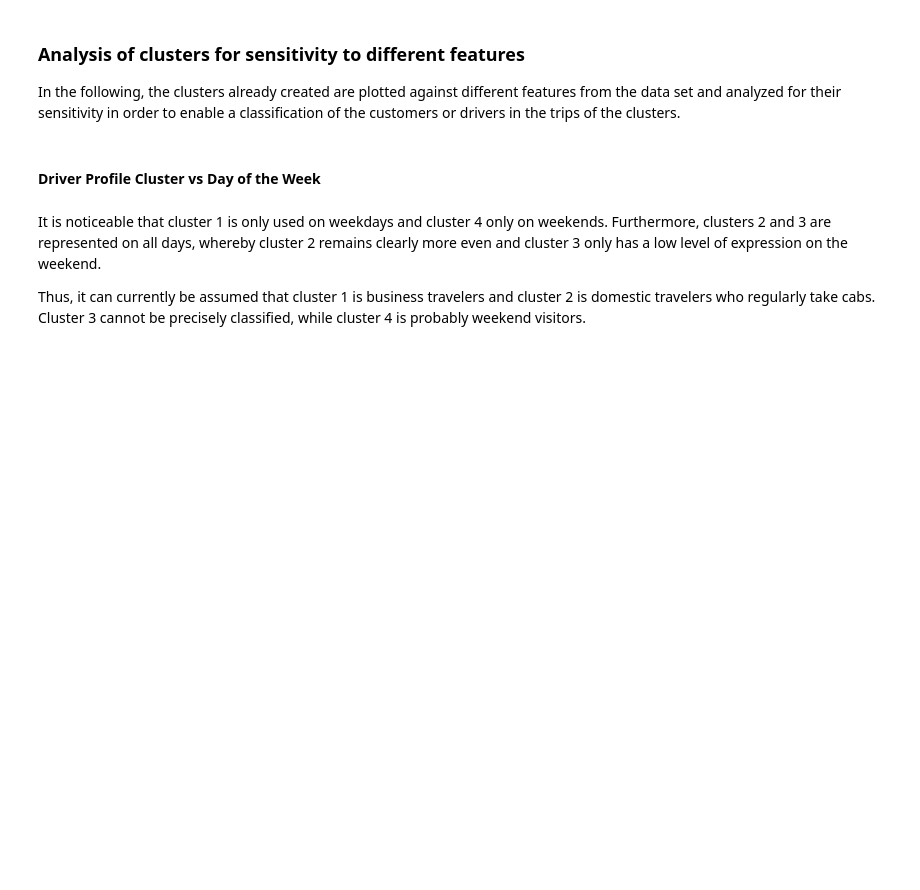
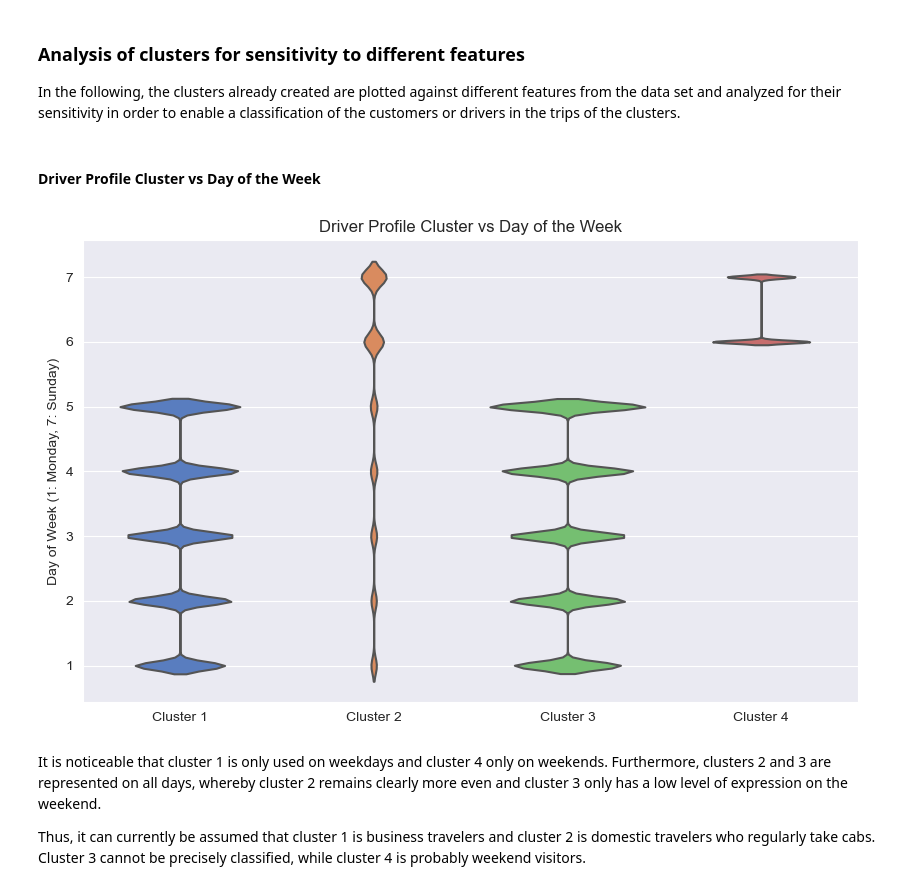
Before and after one commit to Jerematix/aaa, a Jupyter notebook: notebooks/3_cluster_analysis/02_trip_types_gmm.ipynb, the cells around one changed output. Cells and saved outputs as stored; diff of their text form; code cells hidden in the pictures; blank space fills up the shorter version.

```diff
--- a/notebooks/3_cluster_analysis/02_trip_types_gmm.ipynb
+++ b/notebooks/3_cluster_analysis/02_trip_types_gmm.ipynb
@@ -142,20 +144,22 @@ In the following, the clusters already created are plotted against different fea
 # %%
 # Create a new DataFrame with the necessary columns for the violin plot
 # Adjust 'dayofweek_start' by adding 1 so that the days shift from 1-7
 violin_df = trips_df.copy()
 violin_df['dayofweek_start'] += 1
 
 # Create the violin plot
 plt.figure(figsize=(10, 6))
 sns.violinplot(data=violin_df, x='driver_profile_cluster', y='dayofweek_start', inner=None, scale='count', palette='muted')
 
 # Modify x-axis labels
-cluster_labels = [f"Cluster {i+1}" for i in range(num_clusters)]
-plt.xticks(range(num_clusters), cluster_labels)
+cluster_labels = [f"Cluster {i+1}" for i in range(num_components)]
+plt.xticks(range(num_components), cluster_labels)
 plt.xlabel('')  # Remove x-axis label
 plt.ylabel('Day of Week (1: Monday, 7: Sunday)')
 plt.title('Driver Profile Cluster vs Day of the Week')
 plt.show()
+# %% [output]
+[figure, added]
 # %% [markdown]
 It is noticeable that cluster 1 is only used on weekdays and cluster 4 only on weekends. Furthermore, clusters 2 and 3 are represented on all days, whereby cluster 2 remains clearly more even and cluster 3 only has a low level of expression on the weekend.
 
```
Also changed, not shown: parts of 10 cells of this notebook, 1 other file.
